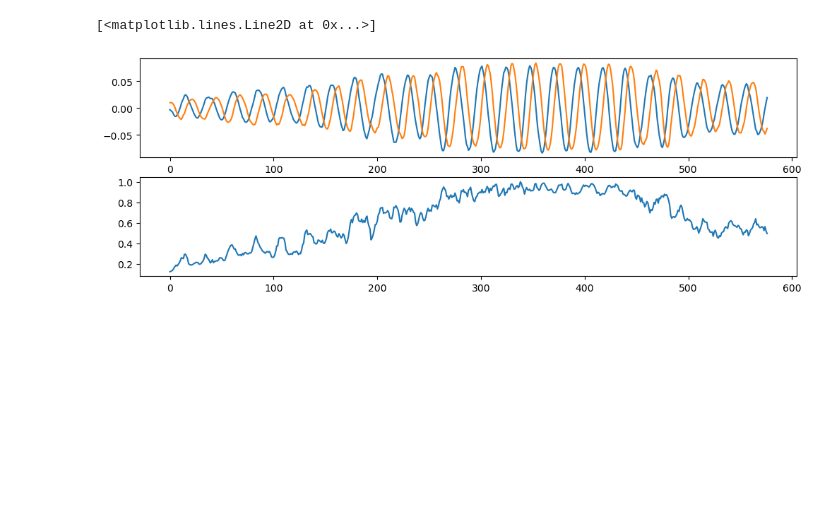
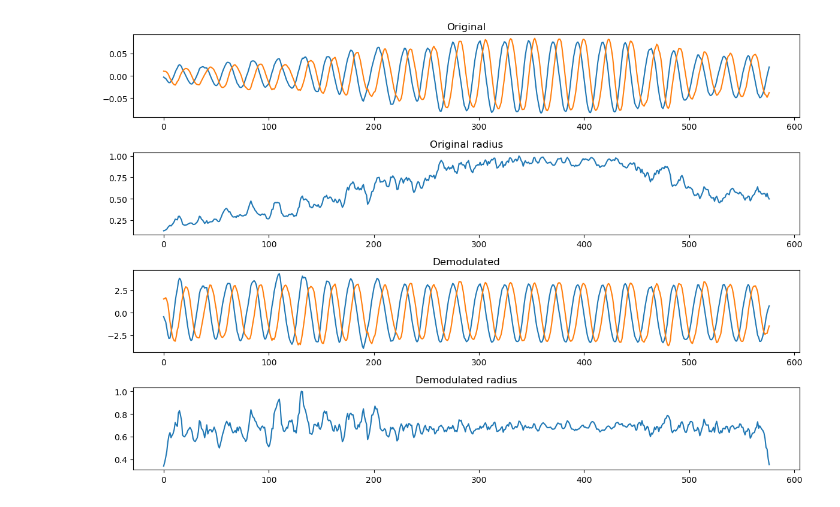
Before and after one commit to ctralie/AlphaCarbons, a Jupyter notebook: Detrending.ipynb, the cells around one changed output. Cells and saved outputs as stored; diff of their text form; code cells hidden in the pictures; blank space fills up the shorter version.

Commit message:
Doing a proper AM demodulator

```diff
--- a/Detrending.ipynb
+++ b/Detrending.ipynb
@@ -1,21 +1,81 @@
 # %%
 import numpy as np
 import matplotlib.pyplot as plt
 from scipy import signal
 
-res = np.load("AT1G58602.1.npy")
+def autocorr(x):
+    """
+    Fast autocorrelation based on the Wiener-Khinchin Theorem, which allows us
+    to use the fast fourier transform of the input to compute the autocorrelation
+    Parameters
+    ----------
+    x: ndarray(N)
+        Array on which to compute the autocorrelation
+
+    Returns
+    -------
+    ndarray(N): The autocorrelation
+    """
+    N = len(x)
+    xpad = np.zeros(N*2)
+    xpad[0:N] = x
+    F = np.fft.fft(xpad)
+    FConv = np.real(F)**2 + np.imag(F)**2 # Fourier transform of the convolution of x and its reverse
+    return np.real(np.fft.ifft(FConv)[0:N])
+
+def demodulate(v1, v2):
+    # Estimate period
+    a = autocorr(v1)
+    T = 10+np.argmax(a[10::])
+
+    # Bring modulation back to "baseband" and filter out
+    # with a lowpass filter
+    demod = np.cos(2*np.pi*np.arange(v1.size)/T)
+
+    cutoff = T/v1.size
+    bands = (0, cutoff, cutoff, 0.5)
+    desired = (1, 1, 0, 0)
+    b = signal.firls(11, bands, desired, nyq=0.5)
+    a = [1]
+    w, h = signal.freqz(b)
+    mod1 = signal.filtfilt(b, a, v1*demod)
+    mod2 = signal.filtfilt(b, a, v2*demod)
+
+    # Divide by the estimated modulation
+    r = np.sqrt(mod1**2+mod2**2)
+    v1filt = v1/r
+    v2filt = v2/r
+    return v1filt, v2filt
+
+
+res = np.load("AT1G58602.1.npy") # Modulated, but good the whole time
+#res = np.load("AT1G63730.1.npy") # Hairpin in beginning
+#res = np.load("AT4G27190.1.npy") # Two hairpins in middle
+
 v1 = res[:, 0]
 v2 = res[:, 1]
+v1filt, v2filt = demodulate(v1, v2)
 
-plt.figure(figsize=(12, 4))
-plt.subplot(211)
+r = np.sqrt(v1**2+v2**2)
+r = r/np.max(r)
+rfilt = np.sqrt(v1filt**2+v2filt**2)
+rfilt = rfilt/np.max(rfilt)
+
+plt.figure(figsize=(12, 8))
+plt.subplot(411)
 plt.plot(v1)
 plt.plot(v2)
-plt.subplot(212)
-r = np.sqrt(v1**2+v2**2)
-r = r/np.max(r)
-r_orig = r
+plt.title("Original")
+plt.subplot(412)
 plt.plot(r)
+plt.title("Original radius")
+plt.subplot(413)
+plt.plot(v1filt)
+plt.plot(v2filt)
+plt.title("Demodulated")
+plt.subplot(414)
+plt.plot(rfilt)
+plt.title("Demodulated radius")
+plt.tight_layout()
 # %% [output]
-[<matplotlib.lines.Line2D at 0x...>]
-[figure, old version]
+[figure, new version]
```
Also changed, not shown: parts of 1 cell of this notebook.
